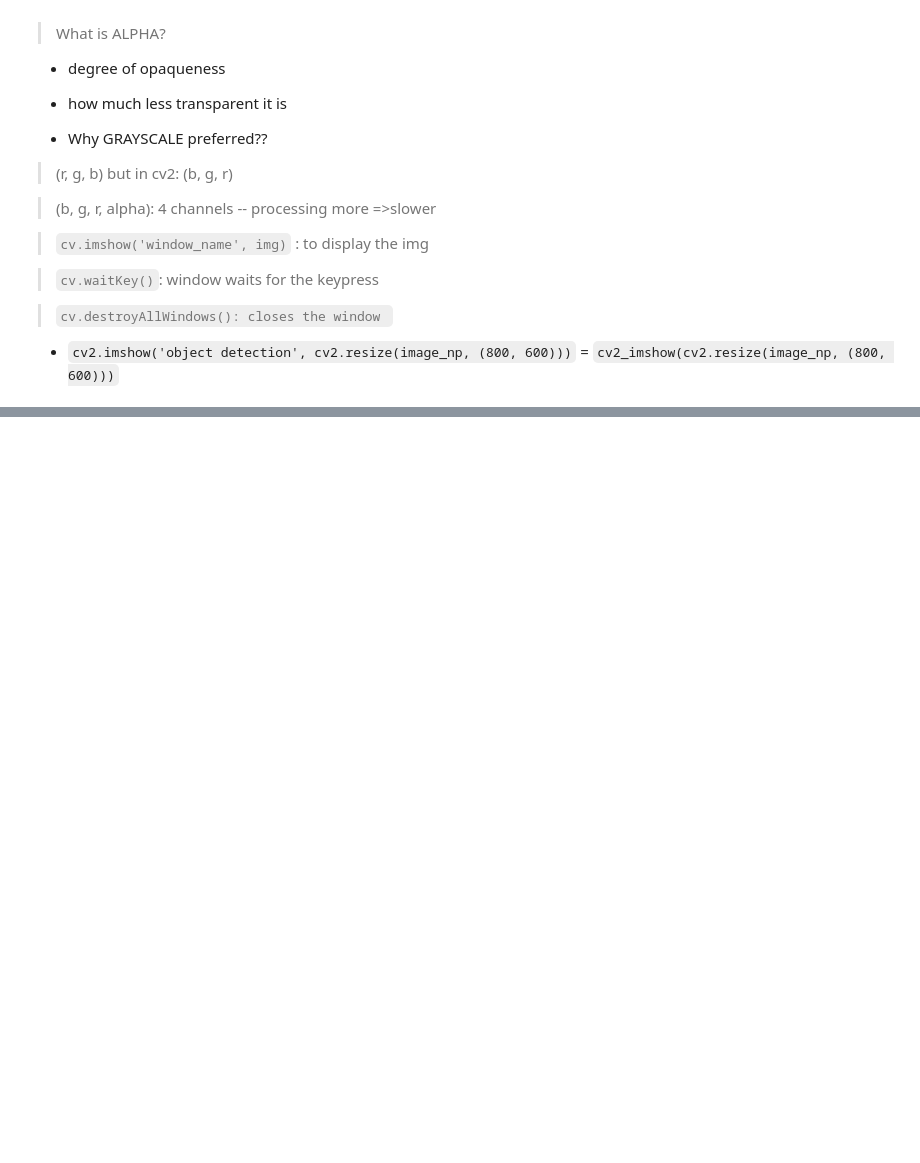
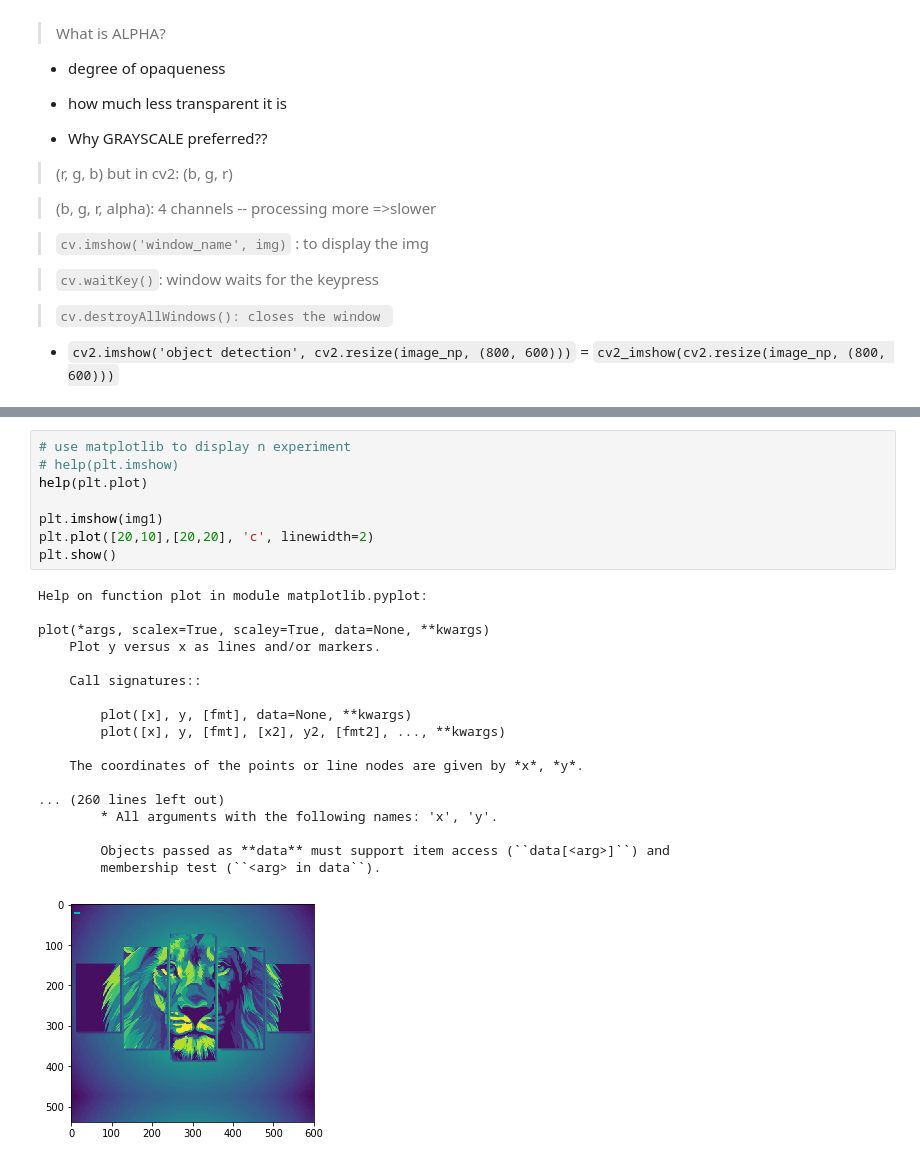
Before and after one commit to kanishk16/First-Step-to-Computer-Vision, a Jupyter notebook: OpenCV_with_Python_01.ipynb, the cells around one changed output, grey strips where cells are left out. Cells and saved outputs as stored; diff of their text form; blank space fills up the shorter version.

```diff
--- a/OpenCV_with_Python_01.ipynb
+++ b/OpenCV_with_Python_01.ipynb
@@ -121,0 +140,27 @@ resize(...)
+# %%
+# use matplotlib to display n experiment
+# help(plt.imshow)
+help(plt.plot)
+
+plt.imshow(img1)
+plt.plot([20,10],[20,20], 'c', linewidth=2)
+plt.show()
+# %% [output]
+Help on function plot in module matplotlib.pyplot:
+
+plot(*args, scalex=True, scaley=True, data=None, **kwargs)
+    Plot y versus x as lines and/or markers.
+
+    Call signatures::
+
+        plot([x], y, [fmt], data=None, **kwargs)
+        plot([x], y, [fmt], [x2], y2, [fmt2], ..., **kwargs)
+
+    The coordinates of the points or line nodes are given by *x*, *y*.
+
+... (260 lines left out)
+        * All arguments with the following names: 'x', 'y'.
+
+        Objects passed as **data** must support item access (``data[<arg>]``) and
+        membership test (``<arg> in data``).
+[figure, added]
```
Also changed, not shown: parts of 3 cells of this notebook.
